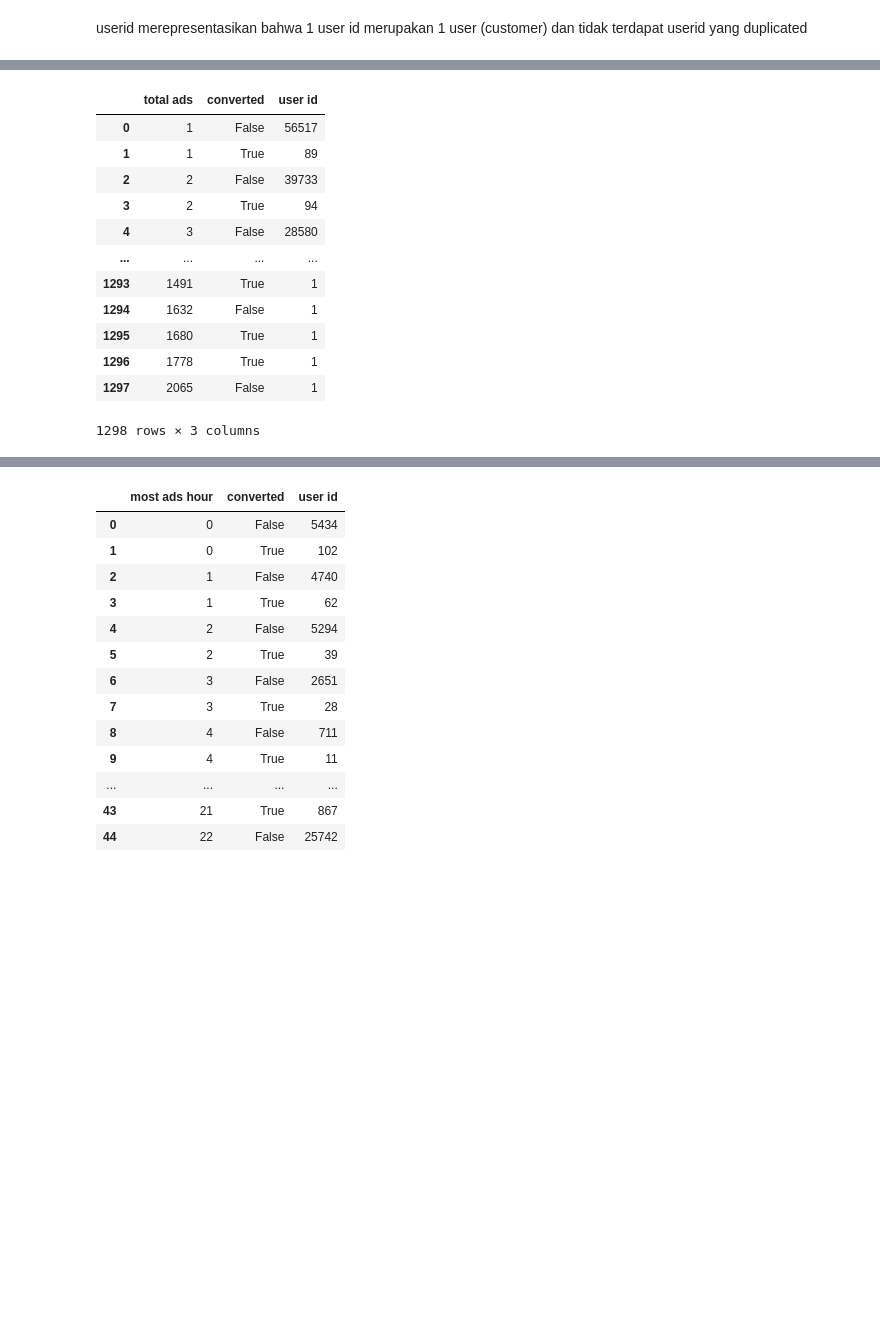
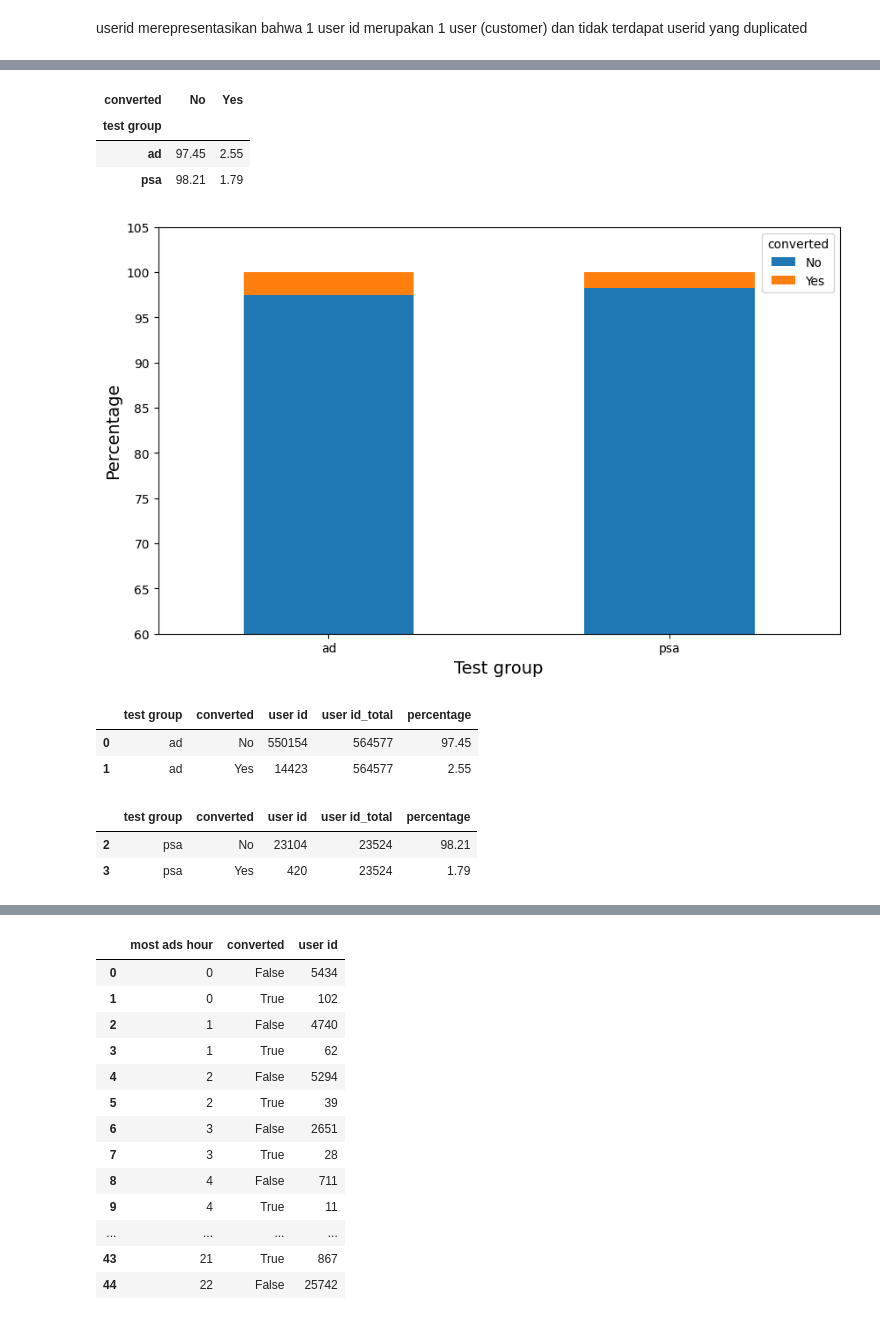
Before and after one commit to AmmarBaasir19/Portfolio, a Jupyter notebook: AB Testing/AB_Testing.ipynb, the cells around one changed output, grey strips where cells are left out. Saved outputs shown, nothing was run; the diff lists cells and outputs as text; code cells hidden in the pictures; blank space fills up the shorter version.

```diff
--- a/AB Testing/AB_Testing.ipynb
+++ b/AB Testing/AB_Testing.ipynb
@@ -181,0 +114,3 @@ plt.bar(df_test_group['test group'], df_test_group['user id'][1])
+# %%
+tot_user = df_test_group.groupby('test group')['user id'].sum().reset_index()
+tot_user
@@ -181,0 +121,3 @@ plt.bar(df_test_group['test group'], df_test_group['user id'][1])
+# %%
+df_test_group = df_test_group.merge(tot_user, on='test group', suffixes=('', '_total'))
+df_test_group
@@ -181,0 +130,3 @@ plt.bar(df_test_group['test group'], df_test_group['user id'][1])
+# %%
+df_test_group['percentage'] = round(((df_test_group['user id']/df_test_group['user id_total']) * 100), 2)
+df_test_group
@@ -182,17 +139,33 @@ plt.bar(df_test_group['test group'], df_test_group['user id'][1])
+# %%
+df_test_stack = df_test_group.pivot_table(index='test group', columns='converted', values='percentage')
+df_test_stack
+# %% [output]
+| converted | No | Yes |
+| test group |  |  |
+| ad | 97.45 | 2.55 |
+| psa | 98.21 | 1.79 |
 # %%
-df_total_ads = df.groupby(['total ads', 'converted'])['user id'].count().reset_index()
-df_total_ads
+df_test_stack.plot(kind='bar', stacked=True, figsize=(10, 6))
+
+plt.xlabel('Test group', fontsize=14)
+plt.ylabel('Percentage', fontsize=14)
+plt.ylim(60, 105)
+
+plt.xticks(rotation=0)
+plt.show()
 # %% [output]
-|  | total ads | converted | user id |
-| 0 | 1 | False | 56517 |
-| 1 | 1 | True | 89 |
-| 2 | 2 | False | 39733 |
-| 3 | 2 | True | 94 |
-| 4 | 3 | False | 28580 |
-| ... | ... | ... | ... |
-| 1293 | 1491 | True | 1 |
-| 1294 | 1632 | False | 1 |
-| 1295 | 1680 | True | 1 |
-| 1296 | 1778 | True | 1 |
-| 1297 | 2065 | False | 1 |
-1298 rows × 3 columns
+[figure, added]
+# %%
+df_test_ad = df_test_group[df_test_group['test group'] == 'ad']
+df_test_ad
+# %% [output]
+|  | test group | converted | user id | user id_total | percentage |
+| 0 | ad | No | 550154 | 564577 | 97.45 |
+| 1 | ad | Yes | 14423 | 564577 | 2.55 |
+# %%
+df_test_psa = df_test_group[df_test_group['test group'] == 'psa']
+df_test_psa
+# %% [output]
+|  | test group | converted | user id | user id_total | percentage |
+| 2 | psa | No | 23104 | 23524 | 98.21 |
+| 3 | psa | Yes | 420 | 23524 | 1.79 |
```
Also changed, not shown: parts of 21 cells of this notebook.
